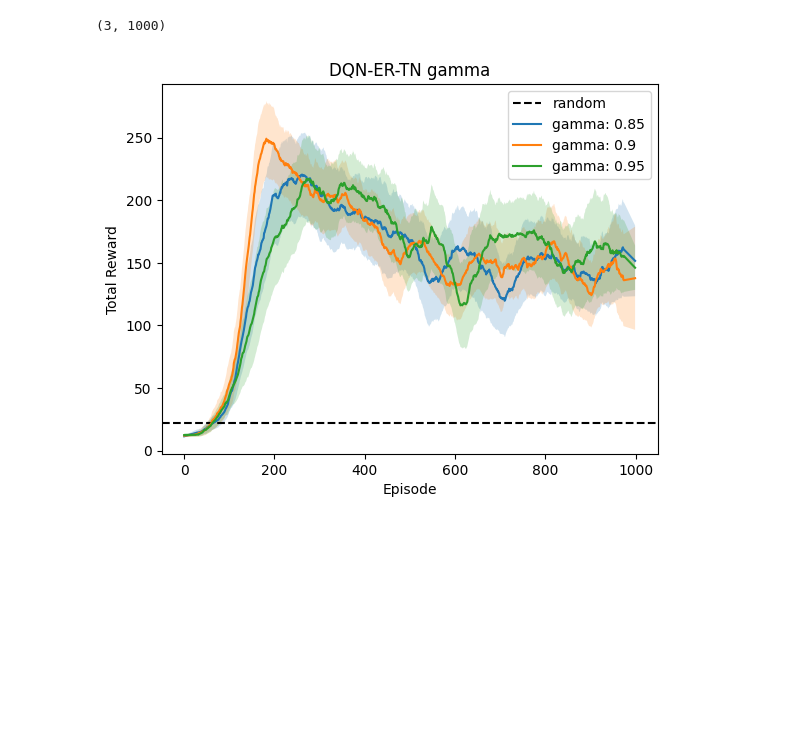
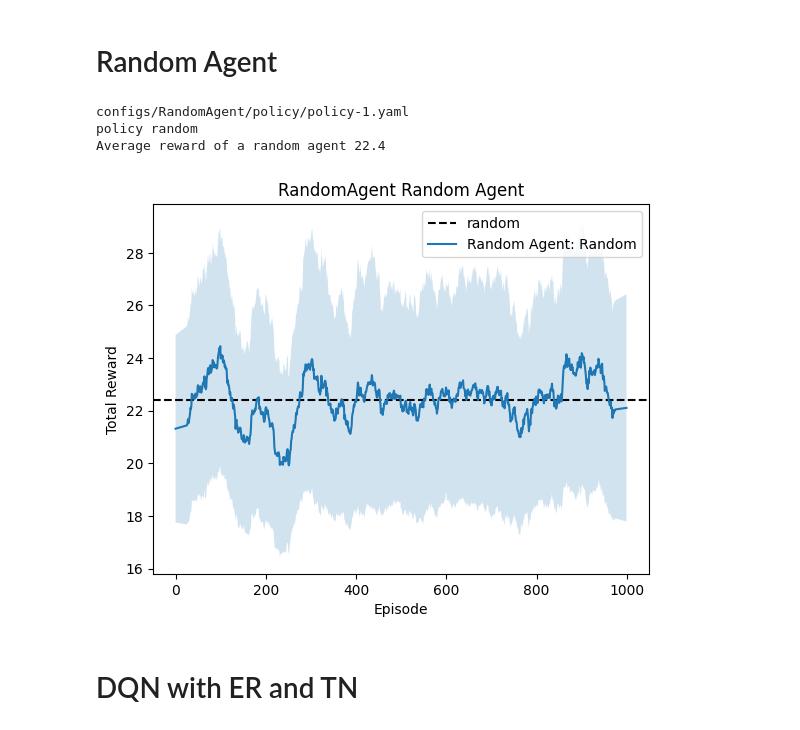
Before and after one commit to tomanci/RL_A2, a Jupyter notebook: plotting.ipynb, the cells around one changed output. Drawn from its saved outputs; the diff is of its cells as text; code cells hidden in the pictures; blank space fills up the shorter version.

Commit message:
add changes from nn_test_torch_rename_model_configs

```diff
--- a/plotting.ipynb
+++ b/plotting.ipynb
@@ -24,15 +21,3 @@ from operator import attrgetter
 from scipy.signal import savgol_filter
 
 from config import load_from_yaml, Config
-# %%
-method = "DQN-ER-TN"
-# hyperparameter = "epsilon.initial"
-# hyperparameter = "gamma"
-hyperparameter = "learning_rate"
-# hyperparameter = "nn_architecture"
-# hyperparameter = "sampling_rate"
-# hyperparameter = "temp.initial"
-
-
-# method = "RandomAgent"
-# hyperparameter = "policy"
@@ -75,30 +77,19 @@ gamma 0.85
-# %%
-window_length = 51
-avg_data = savgol_filter(np.average(data, axis=1), window_length=window_length, polyorder=1, axis=1)
-std_data = savgol_filter(np.std(data, axis=1) / np.sqrt(data.shape[1]), window_length=window_length, polyorder=1, axis=1)
-
-std_data.shape
-# %% [output]
-(3, 1000)
-# %%
-random_agent = 22.4 # average score of a random agent
-
-fig,ax = plt.subplots()
-ax.set_title(f"{method} {hyperparameter}")
-ax.set_xlabel('Episode')
-ax.set_ylabel('Total Reward')
-ax.axhline(random_agent,ls='--',c='k',label="random")
-
-
-
-for i,v in enumerate(hyperparameter_values):
-    ax.plot(avg_data[i], label=f"{hyperparameter}: {v}")
-    ax.fill_between(range(data.shape[2]), avg_data[i]-std_data[i], avg_data[i]+std_data[i], alpha=0.2)
-
-ax.legend()
-
-fig_path=f"assets/figs/{method}/{hyperparameter}.png"
-Path(fig_path).parent.mkdir(parents=True, exist_ok=True)
-fig.savefig(fig_path,dpi=300)
-# %% [output]
-[figure, removed]
+# %% [markdown]
+# Random Agent
+# %%
+method = "RandomAgent"
+hyperparameter = "policy" # just some hyperparameter as a placeholder
+
+data, _ = load_config_and_data(method, hyperparameter)
+avg_data, std_data = preprocess_data(data)
+
+random_agent_reward = np.round(np.mean(avg_data), 1)
+print("Average reward of a random agent", random_agent_reward)
+plot(method=method, display_name="Random Agent", hyperparameter_values=["Random"], avg_data=avg_data, std_data=std_data, random_agent_reward=random_agent_reward)
+# %% [output]
+configs/RandomAgent/policy/policy-1.yaml
+policy random
+Average reward of a random agent 22.4
+[figure, added]
+# %% [markdown]
+# DQN with ER and TN
```
Also changed, not shown: parts of 6 cells of this notebook, 1 other file.
